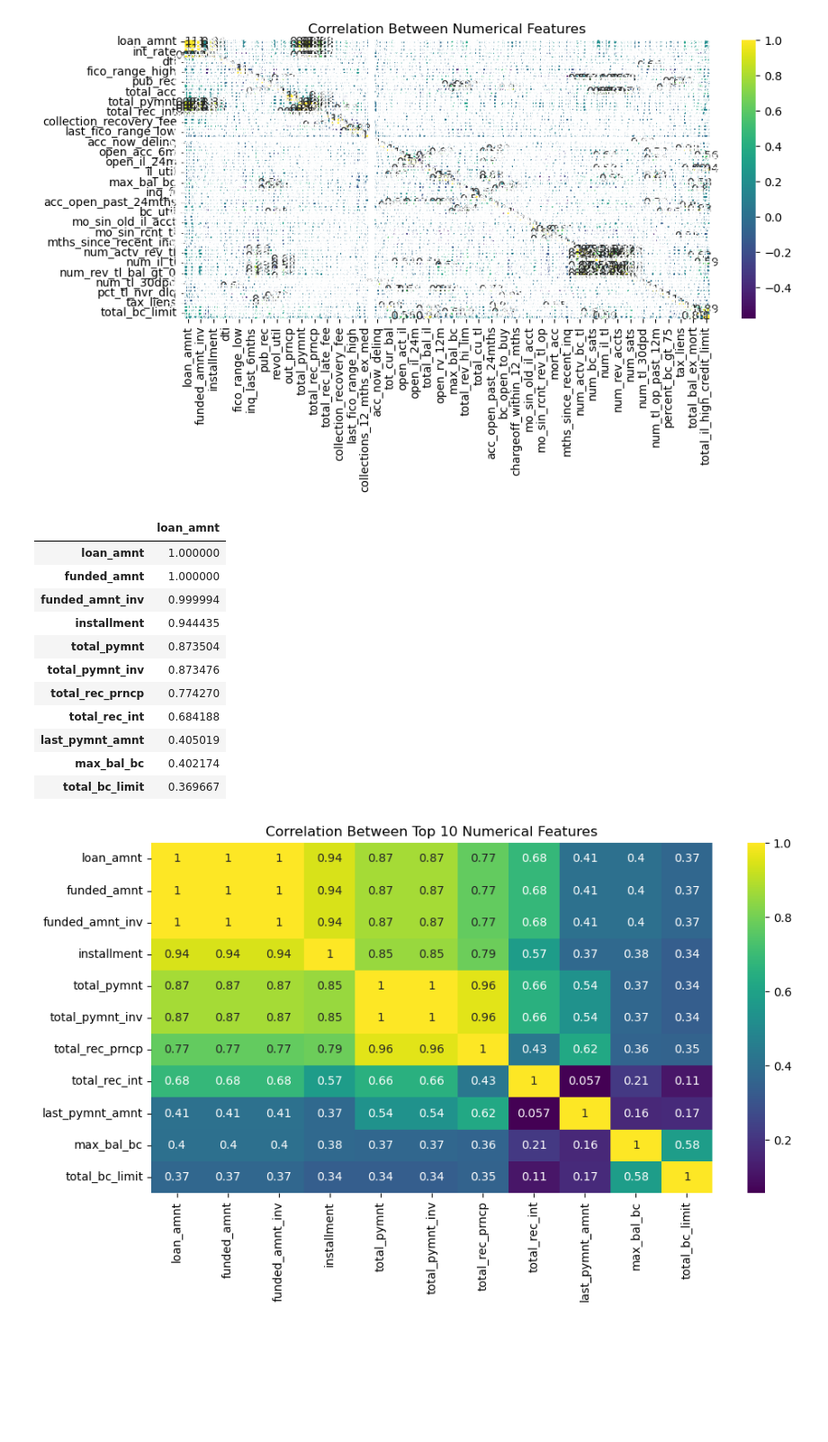
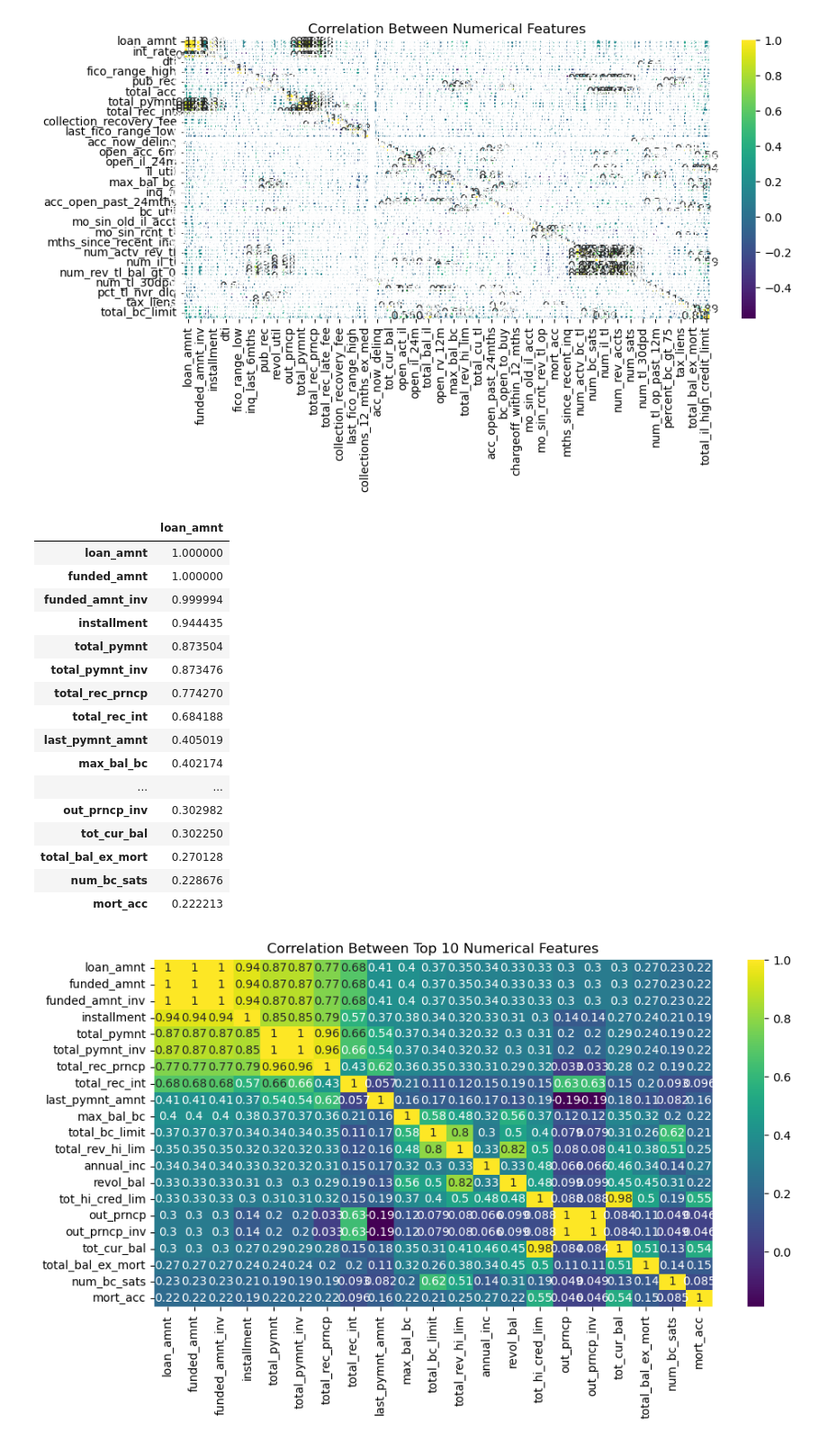
Before and after one commit to rachellliao/loan-default-prediction, a Jupyter notebook: EDA.ipynb, the cells around one changed output. Shown at 90% size. Saved outputs shown, nothing was run; the diff lists cells and outputs as text; code cells hidden in the pictures; blank space fills up the shorter version.

Commit message:
update correlation

```diff
--- a/EDA.ipynb
+++ b/EDA.ipynb
@@ -440,9 +440,9 @@ plt.show()
 # %% [output]
 [figure]
 # %%
-# Select the top 10 variables with the highest correlation values overall
-top_10_corr_features = corr_matrix['loan_amnt'].sort_values(ascending=False).head(11).to_frame()
-top_10_corr_features
+# Select the top 20 variables with the highest correlation values overall
+top_20_corr_features = corr_matrix['loan_amnt'].sort_values(ascending=False).head(21).to_frame()
+top_20_corr_features
 # %% [output]
 |  | loan_amnt |
 | loan_amnt | 1.000000 |
@@ -455,16 +455,21 @@ top_10_corr_features
 | total_rec_int | 0.684188 |
 | last_pymnt_amnt | 0.405019 |
 | max_bal_bc | 0.402174 |
-| total_bc_limit | 0.369667 |
+| ... | ... |
+| out_prncp_inv | 0.302982 |
+| tot_cur_bal | 0.302250 |
+| total_bal_ex_mort | 0.270128 |
+| num_bc_sats | 0.228676 |
+| mort_acc | 0.222213 |
 # %%
 # Create a correlation matrix
-top_10_corr_features = df_modified[top_10_corr_features.index].corr()
+top_20_corr_features = df_modified[top_20_corr_features.index].corr()
 
-# Create a heatmap to visualize the correlation between the top 10 numerical columns
+# Create a heatmap to visualize the correlation between the top 20 numerical columns
 plt.figure(figsize=(10, 6))
-sns.heatmap(top_10_corr_features, annot=True, cmap='viridis')
+sns.heatmap(top_20_corr_features, annot=True, cmap='viridis')
 plt.title('Correlation Between Top 10 Numerical Features')
 plt.tight_layout()
 plt.show()
 # %% [output]
-[figure, old version]
+[figure, new version]
```
